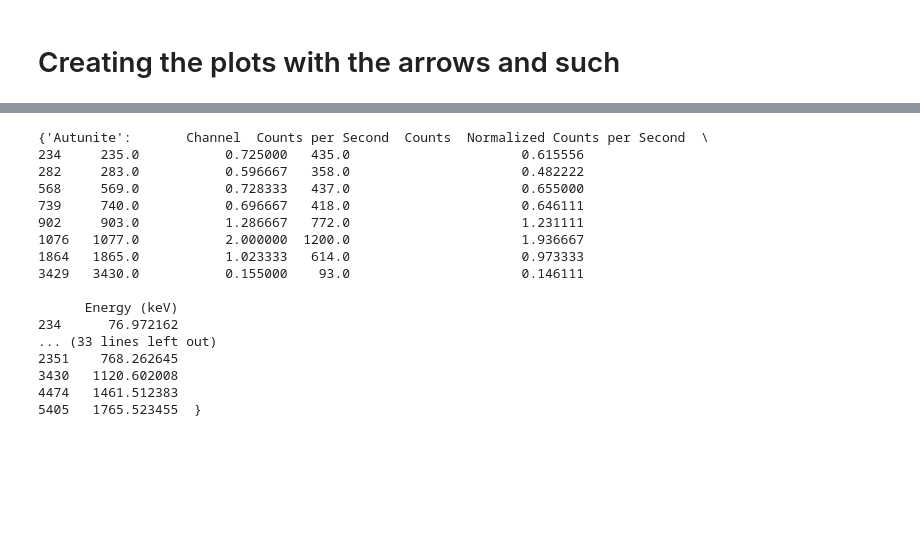
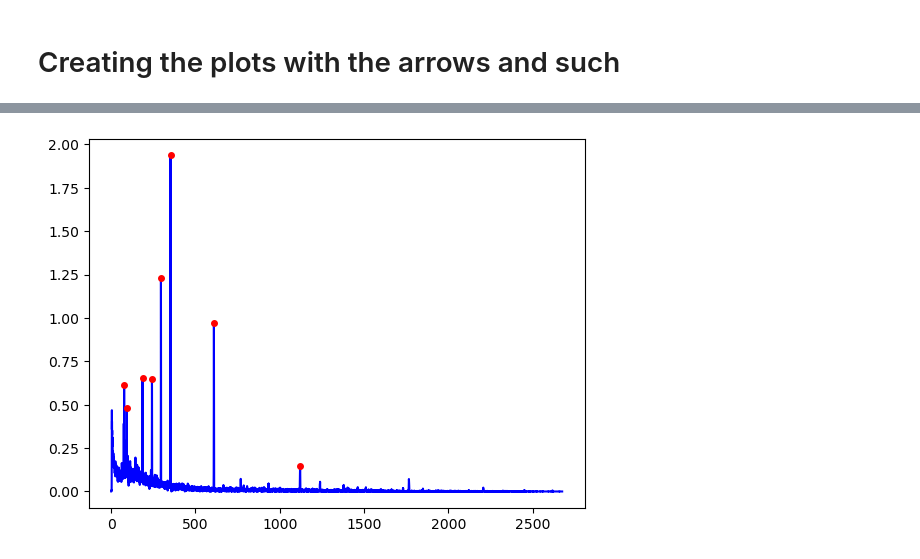
Before and after one commit to kearb-stomp/AdvLabs, a Jupyter notebook: Lab 2/Task 4.ipynb, the cells around one changed output, grey strips where cells are left out. Saved outputs shown, nothing was run; the diff lists cells and outputs as text; code cells hidden in the pictures; blank space fills up the shorter version.

```diff
--- a/Lab 2/Task 4.ipynb
+++ b/Lab 2/Task 4.ipynb
@@ -368,20 +376,0 @@ print(object_dict)
-# %%
-print(peaks_dict)
-# %% [output]
-{'Autunite':       Channel  Counts per Second  Counts  Normalized Counts per Second  \
-234     235.0           0.725000   435.0                      0.615556
-282     283.0           0.596667   358.0                      0.482222
-568     569.0           0.728333   437.0                      0.655000
-739     740.0           0.696667   418.0                      0.646111
-902     903.0           1.286667   772.0                      1.231111
-1076   1077.0           2.000000  1200.0                      1.936667
-1864   1865.0           1.023333   614.0                      0.973333
-3429   3430.0           0.155000    93.0                      0.146111
-
-      Energy (keV)
-234      76.972162
-... (33 lines left out)
-2351    768.262645
-3430   1120.602008
-4474   1461.512383
-5405   1765.523455  }
@@ -387,0 +383,30 @@ print(peaks_dict)
+# %%
+sample = 'Autunite'  # Replace with your sample name
+
+# Get DataFrames for this sample
+spectrum_df = object_dict[sample]
+peaks_df = peaks_dict[sample]
+
+peak_energies = peaks_dict[sample]['Energy (keV)'].to_numpy()
+peak_counts = peaks_dict[sample]['Normalized Counts per Second'].to_numpy()
+isotope_label_positions = {
+    f'Bi k$\alpha_1$': (600, 1200),
+    '²³⁴Th': (700, 900),
+    '²²⁶Ra': (800, 700),
+    '²¹⁴Pb': (900, 500),
+    '²¹⁴Bi': (1000, 300),
+    # Add more as needed
+}
+
+plt.plot(object_dict[sample]['Energy (keV)'], object_dict[sample]['Normalized Counts per Second'], label='Spectrum', color='blue')
+for i, (x, y) in enumerate(zip(peak_energies, peak_counts)):
+        #if y > 0.00:  # Only label significant peaks
+            #x_rounded = round(x, 0)
+            #offset = 0.015 if i % 2 == 0 else -0.015  # Alternate label positions
+            #plt.text(x, y + offset, f"{int(x_rounded)} keV", fontsize=8, ha='center', va='bottom', color='red')
+        plt.plot(x, y, 'ro', markersize=4)
+
+for key, data in autunite_peaks_dict:
+        plt.text()
+# %% [output]
+[figure, added]
```
Also changed, not shown: parts of 8 cells of this notebook, 2 other files.
